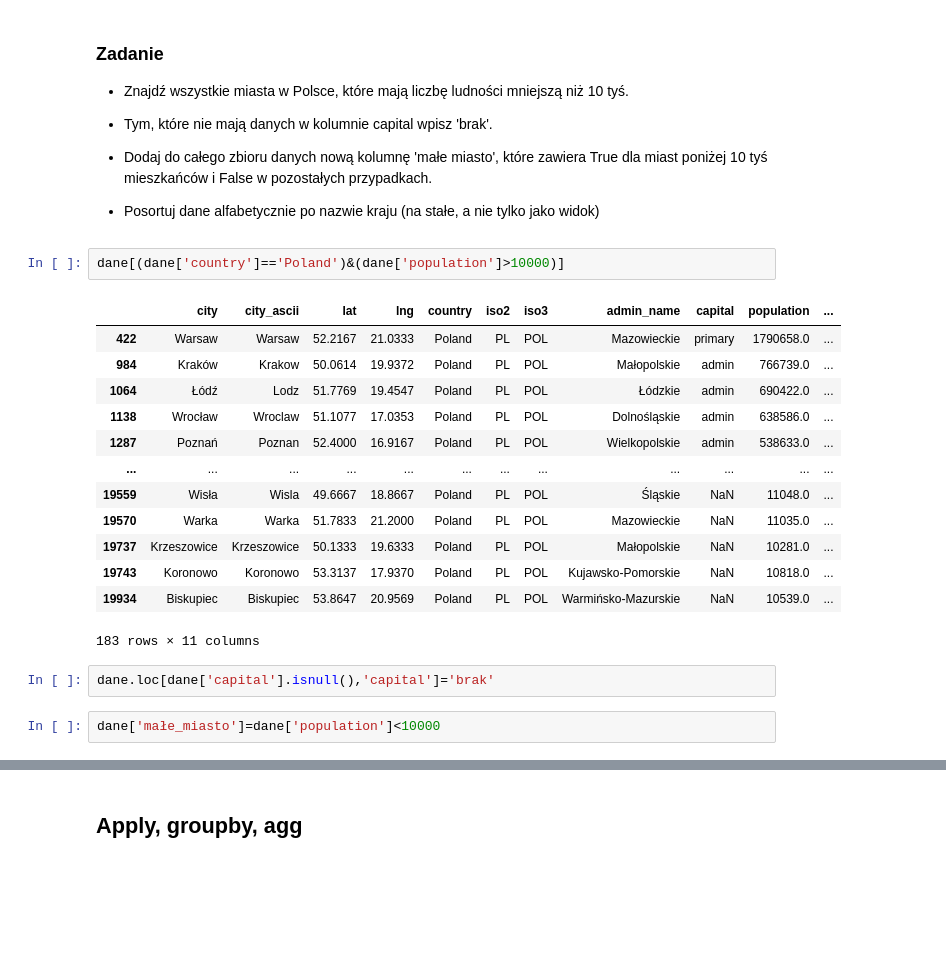
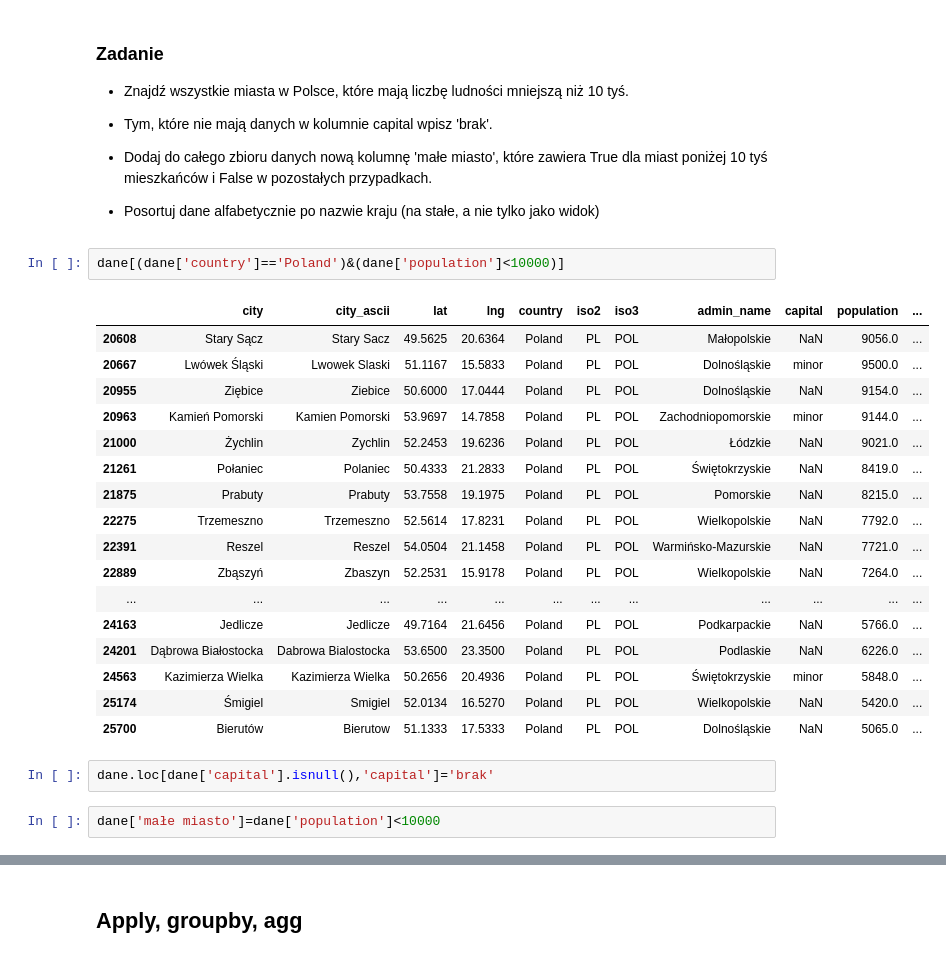
Before and after one commit to Aniaannaan/ObliczeniaNaukowe, a Jupyter notebook: Pandas2_live.ipynb, the cells around one changed output, grey strips where cells are left out. Drawn from its saved outputs; the diff is of its cells as text; blank space fills up the shorter version.

```diff
--- a/Pandas2_live.ipynb
+++ b/Pandas2_live.ipynb
@@ -54,24 +48,28 @@ dane[(dane['country']=='Japan')&(dane['population']>10000)]
 
 * Posortuj dane alfabetycznie po nazwie kraju (na stałe, a nie tylko jako widok)
 # %%
-dane[(dane['country']=='Poland')&(dane['population']>10000)]
+dane[(dane['country']=='Poland')&(dane['population']<10000)]
 # %% [output]
 |  | city | city_ascii | lat | lng | country | iso2 | iso3 | admin_name | capital | population | ... |
-| 422 | Warsaw | Warsaw | 52.2167 | 21.0333 | Poland | PL | POL | Mazowieckie | primary | 1790658.0 | ... |
-| 984 | Kraków | Krakow | 50.0614 | 19.9372 | Poland | PL | POL | Małopolskie | admin | 766739.0 | ... |
-| 1064 | Łódź | Lodz | 51.7769 | 19.4547 | Poland | PL | POL | Łódzkie | admin | 690422.0 | ... |
-| 1138 | Wrocław | Wroclaw | 51.1077 | 17.0353 | Poland | PL | POL | Dolnośląskie | admin | 638586.0 | ... |
-| 1287 | Poznań | Poznan | 52.4000 | 16.9167 | Poland | PL | POL | Wielkopolskie | admin | 538633.0 | ... |
+| 20608 | Stary Sącz | Stary Sacz | 49.5625 | 20.6364 | Poland | PL | POL | Małopolskie | NaN | 9056.0 | ... |
+| 20667 | Lwówek Śląski | Lwowek Slaski | 51.1167 | 15.5833 | Poland | PL | POL | Dolnośląskie | minor | 9500.0 | ... |
+| 20955 | Ziębice | Ziebice | 50.6000 | 17.0444 | Poland | PL | POL | Dolnośląskie | NaN | 9154.0 | ... |
+| 20963 | Kamień Pomorski | Kamien Pomorski | 53.9697 | 14.7858 | Poland | PL | POL | Zachodniopomorskie | minor | 9144.0 | ... |
+| 21000 | Żychlin | Zychlin | 52.2453 | 19.6236 | Poland | PL | POL | Łódzkie | NaN | 9021.0 | ... |
+| 21261 | Połaniec | Polaniec | 50.4333 | 21.2833 | Poland | PL | POL | Świętokrzyskie | NaN | 8419.0 | ... |
+| 21875 | Prabuty | Prabuty | 53.7558 | 19.1975 | Poland | PL | POL | Pomorskie | NaN | 8215.0 | ... |
+| 22275 | Trzemeszno | Trzemeszno | 52.5614 | 17.8231 | Poland | PL | POL | Wielkopolskie | NaN | 7792.0 | ... |
+| 22391 | Reszel | Reszel | 54.0504 | 21.1458 | Poland | PL | POL | Warmińsko-Mazurskie | NaN | 7721.0 | ... |
+| 22889 | Zbąszyń | Zbaszyn | 52.2531 | 15.9178 | Poland | PL | POL | Wielkopolskie | NaN | 7264.0 | ... |
 | ... | ... | ... | ... | ... | ... | ... | ... | ... | ... | ... | ... |
-| 19559 | Wisła | Wisla | 49.6667 | 18.8667 | Poland | PL | POL | Śląskie | NaN | 11048.0 | ... |
-| 19570 | Warka | Warka | 51.7833 | 21.2000 | Poland | PL | POL | Mazowieckie | NaN | 11035.0 | ... |
-| 19737 | Krzeszowice | Krzeszowice | 50.1333 | 19.6333 | Poland | PL | POL | Małopolskie | NaN | 10281.0 | ... |
-| 19743 | Koronowo | Koronowo | 53.3137 | 17.9370 | Poland | PL | POL | Kujawsko-Pomorskie | NaN | 10818.0 | ... |
-| 19934 | Biskupiec | Biskupiec | 53.8647 | 20.9569 | Poland | PL | POL | Warmińsko-Mazurskie | NaN | 10539.0 | ... |
+| 24163 | Jedlicze | Jedlicze | 49.7164 | 21.6456 | Poland | PL | POL | Podkarpackie | NaN | 5766.0 | ... |
+| 24201 | Dąbrowa Białostocka | Dabrowa Bialostocka | 53.6500 | 23.3500 | Poland | PL | POL | Podlaskie | NaN | 6226.0 | ... |
+| 24563 | Kazimierza Wielka | Kazimierza Wielka | 50.2656 | 20.4936 | Poland | PL | POL | Świętokrzyskie | minor | 5848.0 | ... |
+| 25174 | Śmigiel | Smigiel | 52.0134 | 16.5270 | Poland | PL | POL | Wielkopolskie | NaN | 5420.0 | ... |
+| 25700 | Bierutów | Bierutow | 51.1333 | 17.5333 | Poland | PL | POL | Dolnośląskie | NaN | 5065.0 | ... |
-183 rows × 11 columns
 # %%
 dane.loc[dane['capital'].isnull(),'capital']='brak'
 # %%
-dane['małe_miasto']=dane['population']<10000
+dane['małe miasto']=dane['population']<10000
 # %%
 dane.sort_values(by='country',inplace=True)
```
Also changed, not shown: parts of 32 cells of this notebook.
